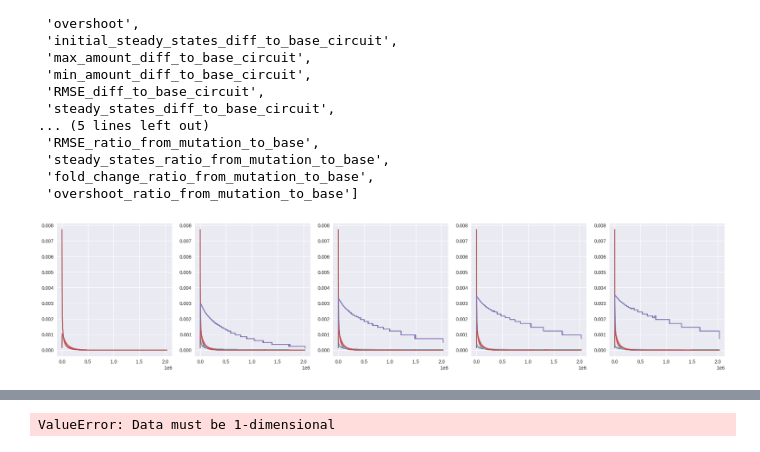
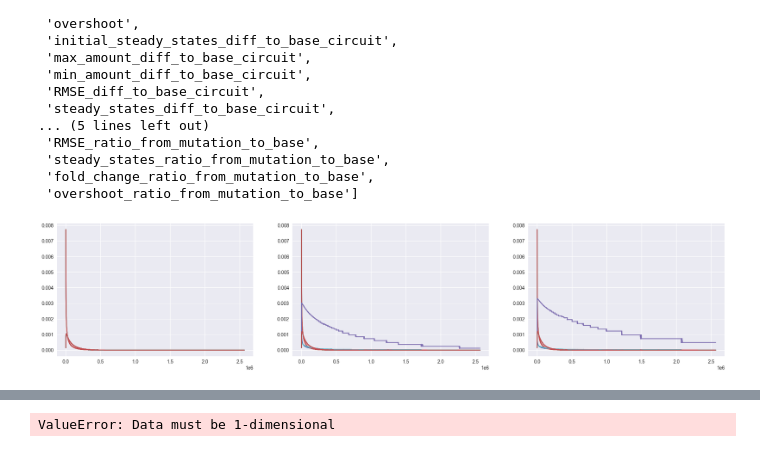
Before and after one commit to olive004/synbio_morpher, a Jupyter notebook: explanations/binding_energy_scan.ipynb, the cells around one changed output, grey strips where cells are left out. Cells and saved outputs as stored; diff of their text form; code cells hidden in the pictures.

```diff
--- a/explanations/binding_energy_scan.ipynb
+++ b/explanations/binding_energy_scan.ipynb
@@ -289,4 +284,4 @@ def to_vmap_dfx(reverse_rates):
     return sim_dfx(reverse_rates=reverse_rates)
 
 vmap_dfx = jax.jit(jax.vmap(to_vmap_dfx))
-res_dfx = vmap_dfx(b_reverse_rates[:20])
+res_dfx = vmap_dfx(b_reverse_rates[:3])
@@ -295,9 +306,9 @@ tf = np.argmax(res_dfx.ts[0] >= np.inf)
 y_dfx = res_dfx.ys[:, :tf, :]
 t_dfx = res_dfx.ts[0, :tf]
 # %%
-fig = plt.figure(figsize=(25, 25))
-for i in range(20):
-    ax = plt.subplot(5,5,i+1)
+fig = plt.figure(figsize=(25, 6))
+for i in range(3):
+    ax = plt.subplot(1,3,i+1)
     plt.plot(res_dfx.ts[0, :tf], res_dfx.ys[i, :tf, :])
 # plt.legend(model.species[:num_species])
 # %% [output]
@@ -305,8 +316,7 @@ for i in range(20):
 # %%
 signal_onehot = np.array([i == input_species_idx for i in range(len(med_model.species))] * 1)
 analytics = generate_analytics(y_dfx, t_dfx, labels=model.species,
-                               ref_circuit_data=y_dfx[0], signal_onehot=None, #signal_onehot,
-                               signal_target=None)
+                               ref_circuit_data=y_dfx[0], signal_onehot=None) #signal_onehot)
 analytics_types = get_true_names_analytics(analytics)
 analytics_types
 # %% [output]
@@ -329,9 +339,9 @@ analytics_types
  'overshoot_ratio_from_mutation_to_base']
 # %%
 fig = plt.figure(figsize=(25, 5))
-for i in range(5):
-    ax = plt.subplot(1,5,i+1)
+for i in range(3):
+    ax = plt.subplot(1,3,i+1)
     plt.plot(analytics['first_derivative'][i, :, :])
 # plt.legend(model.species[:num_species])
 # %% [output]
-[figure, old version]
+[figure, new version]
```
Also changed, not shown: parts of 10 cells of this notebook, 1 other file.
